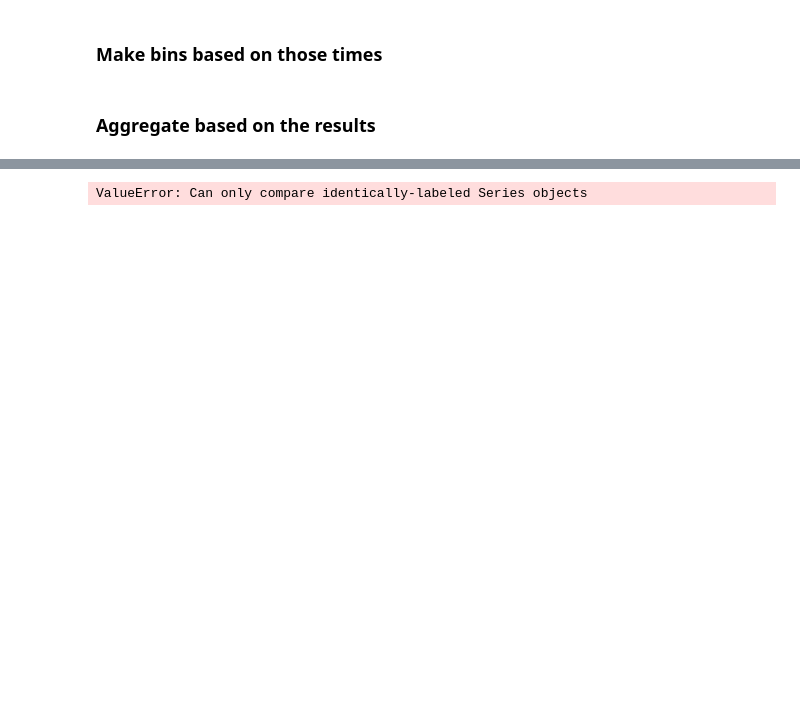
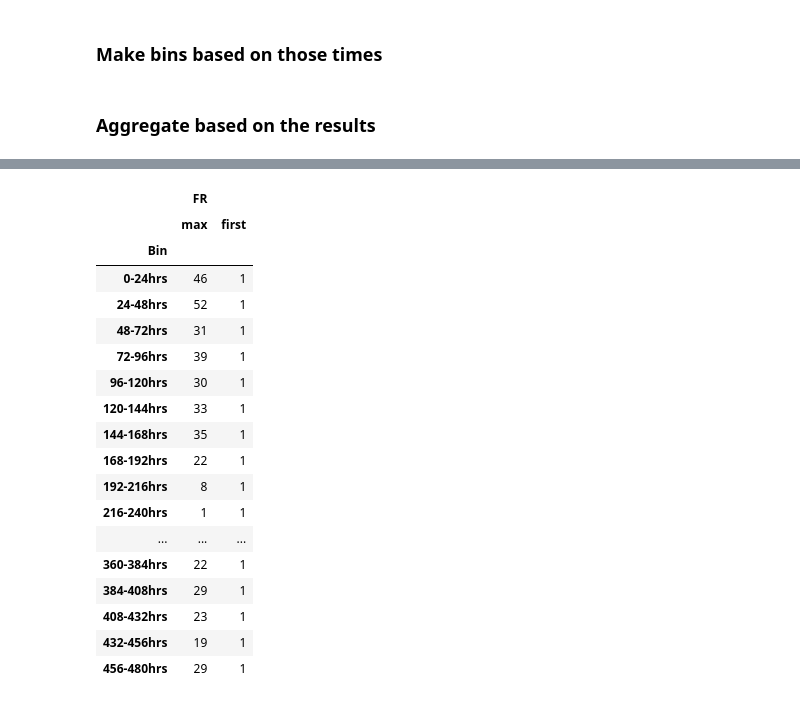
Before and after one commit to Fobbs-DBC-Lab/fed-scripts, a Jupyter notebook: notebooks/test_playground.ipynb, the cells around one changed output, grey strips where cells are left out. Drawn from its saved outputs; the diff is of its cells as text; code cells hidden in the pictures; blank space fills up the shorter version.

```diff
--- a/notebooks/test_playground.ipynb
+++ b/notebooks/test_playground.ipynb
@@ -194,6 +158,22 @@ tdf
 # %%
-# concat_df.loc[concat_df.groupby(['Bin'])['FR'].idxmax()]
-
-idx = concat_df.groupby(['Bin'])['FR'].max() == concat_df['MM:DD:YYYY hh:mm:ss']
+concat_df.groupby('Bin')['FR','MM:DD:YYYY hh:mm:ss'].agg({'FR': ['max', 'first']})
 # %% [output]
-ValueError: Can only compare identically-labeled Series objects
+|  | FR |  |
+|  | max | first |
+| Bin |  |  |
+| 0-24hrs | 46 | 1 |
+| 24-48hrs | 52 | 1 |
+| 48-72hrs | 31 | 1 |
+| 72-96hrs | 39 | 1 |
+| 96-120hrs | 30 | 1 |
+| 120-144hrs | 33 | 1 |
+| 144-168hrs | 35 | 1 |
+| 168-192hrs | 22 | 1 |
+| 192-216hrs | 8 | 1 |
+| 216-240hrs | 1 | 1 |
+| ... | ... | ... |
+| 360-384hrs | 22 | 1 |
+| 384-408hrs | 29 | 1 |
+| 408-432hrs | 23 | 1 |
+| 432-456hrs | 19 | 1 |
+| 456-480hrs | 29 | 1 |
```
Also changed, not shown: parts of 13 cells of this notebook.
